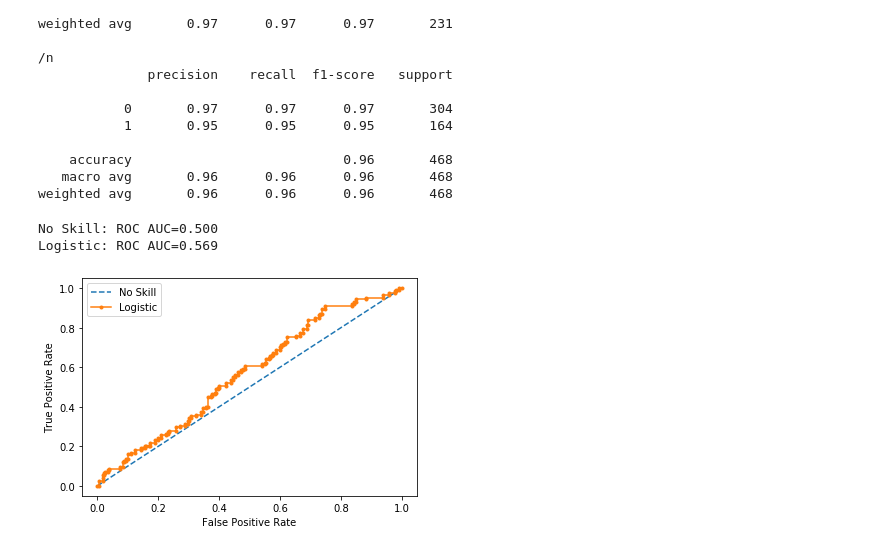
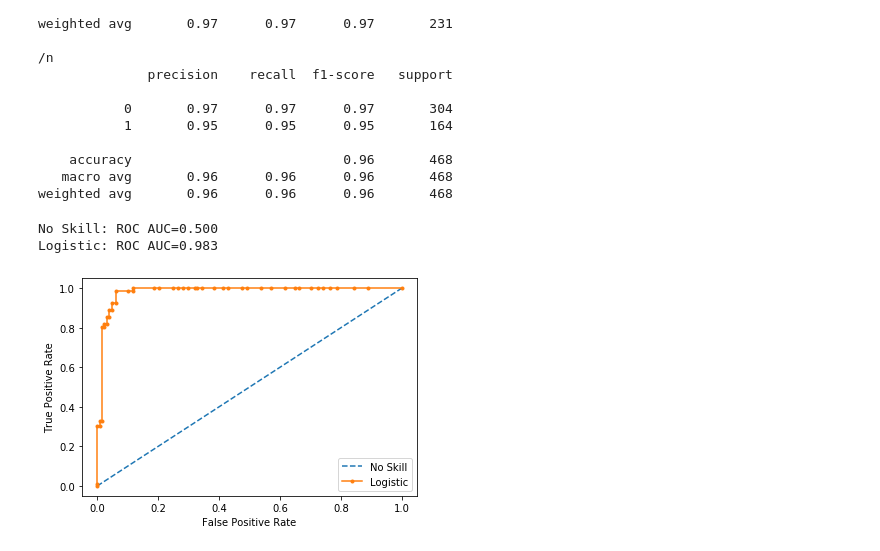
Before and after one commit to ntokozomfene/PREDICT_BREAST_CANCER, a Jupyter notebook: predict_breast_cancer.ipynb, the cells around one changed output. Cells and saved outputs as stored; diff of their text form; code cells hidden in the pictures.

```diff
--- a/predict_breast_cancer.ipynb
+++ b/predict_breast_cancer.ipynb
@@ -273,38 +286,38 @@ from sklearn.model_selection import train_test_split
 from sklearn.metrics import roc_curve
 from sklearn.metrics import roc_auc_score
 from matplotlib import pyplot
-X, y = df_cance[:,0:9] , df_cance[:,10]
+X, y = df_cancer[:,1:9] , df_cancer[:,10]
 # split into train/test sets
-trainX, testX, trainy, testy = train_test_split(X, y, test_size=0.5, random_state=2)
+trainX, testX, trainy, testy = train_test_split(X, y, test_size=0.3, random_state=32)
 # generate a no skill prediction (majority class)
 ns_probs = [0 for _ in range(len(testy))]
 # fit a model
 model = LogisticRegression(solver='lbfgs')
 model.fit(trainX, trainy)
 # predict probabilities
 lr_probs = model.predict_proba(testX)
 # keep probabilities for the positive outcome only
 lr_probs = lr_probs[:, 1]
 # calculate scores
 ns_auc = roc_auc_score(testy, ns_probs)
 lr_auc = roc_auc_score(testy, lr_probs)
 # summarize scores
 print('No Skill: ROC AUC=%.3f' % (ns_auc))
 print('Logistic: ROC AUC=%.3f' % (lr_auc))
 # calculate roc curves
 ns_fpr, ns_tpr, _ = roc_curve(testy, ns_probs)
 lr_fpr, lr_tpr, _ = roc_curve(testy, lr_probs)
 # plot the roc curve for the model
 pyplot.plot(ns_fpr, ns_tpr, linestyle='--', label='No Skill')
 pyplot.plot(lr_fpr, lr_tpr, marker='.', label='Logistic')
 # axis labels
 pyplot.xlabel('False Positive Rate')
 pyplot.ylabel('True Positive Rate')
 # show the legend
 pyplot.legend()
 # show the plot
 pyplot.show()
 # %% [output]
 No Skill: ROC AUC=0.500
-Logistic: ROC AUC=0.569
+Logistic: ROC AUC=0.983
-[figure, old version]
+[figure, new version]
```
Also changed, not shown: parts of 6 cells of this notebook.
